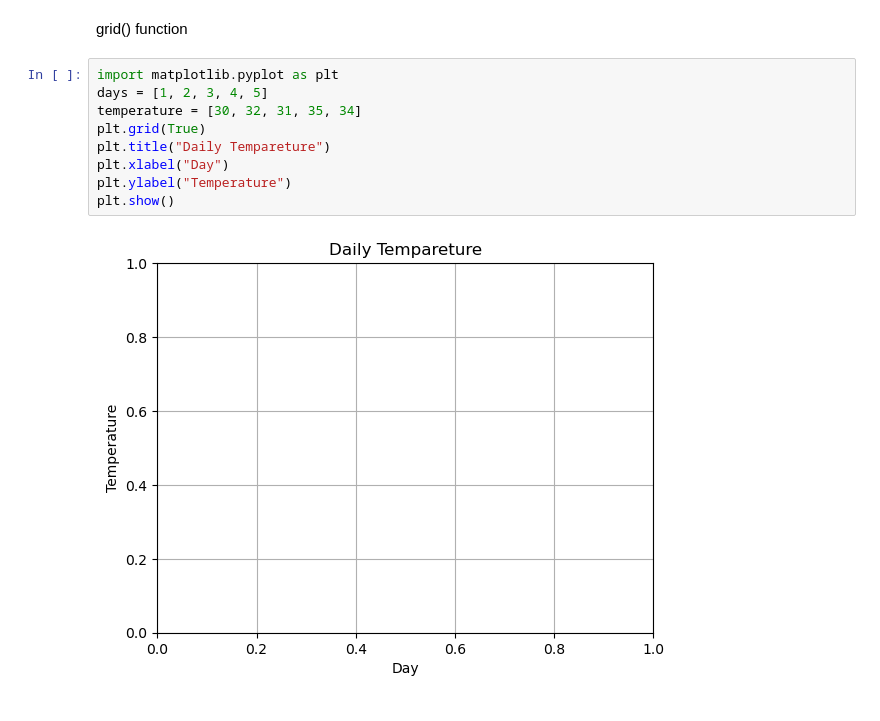
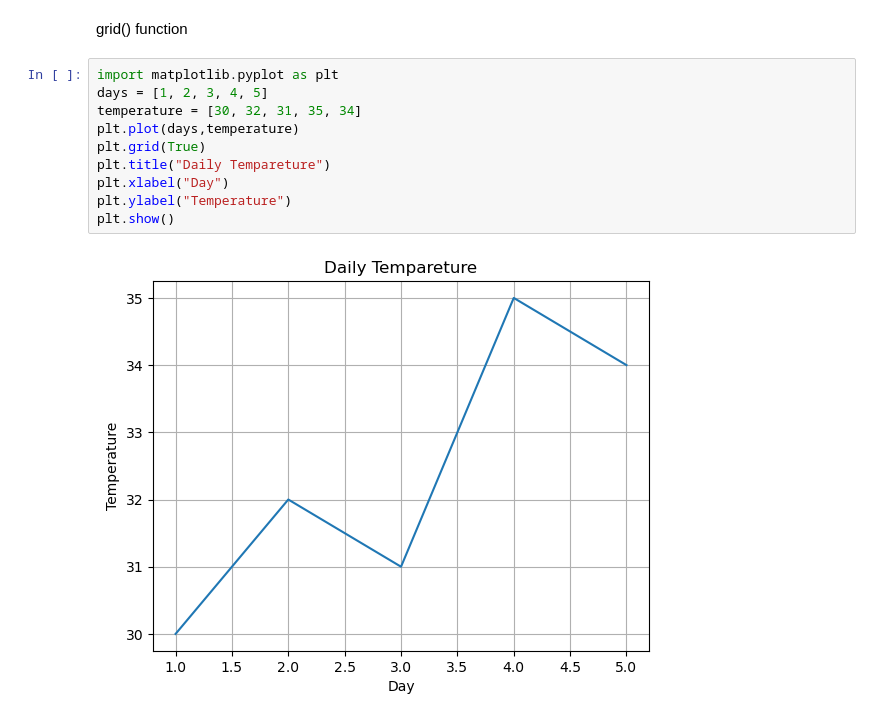
Before and after one commit to shripada-mahato/Matplotlib, a Jupyter notebook: operation.ipynb, the cells around one changed output. Drawn from its saved outputs; the diff is of its cells as text.

```diff
--- a/operation.ipynb
+++ b/operation.ipynb
@@ -45,11 +45,12 @@ grid() function
 # %%
 import matplotlib.pyplot as plt
 days = [1, 2, 3, 4, 5]
 temperature = [30, 32, 31, 35, 34]
+plt.plot(days,temperature)
 plt.grid(True)
 plt.title("Daily Tempareture")
 plt.xlabel("Day")
 plt.ylabel("Temperature")
 plt.show()
 # %% [output]
-[figure, old version]
+[figure, new version]
```
